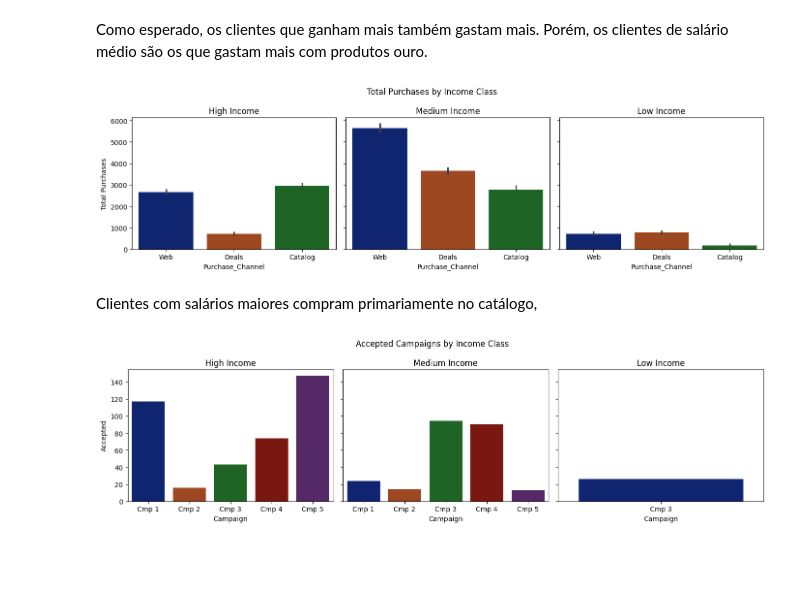
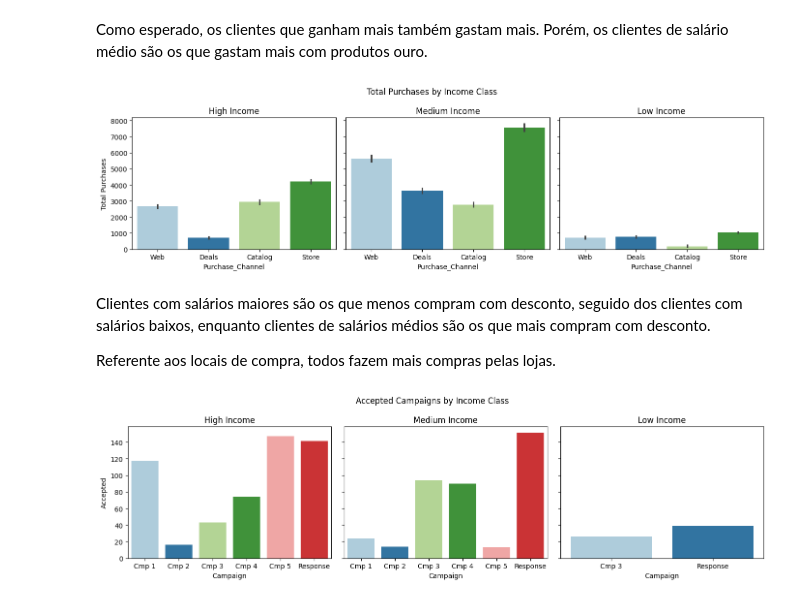
Before and after one commit to victoriaprestes/ifood-data-analyst-case, a Jupyter notebook: iFood_Data_Analyst_Case_An_Exploratory_Analysis.ipynb, the cells around one changed output. Drawn from its saved outputs; the diff is of its cells as text; code cells hidden in the pictures; blank space fills up the shorter version.

```diff
--- a/iFood_Data_Analyst_Case_An_Exploratory_Analysis.ipynb
+++ b/iFood_Data_Analyst_Case_An_Exploratory_Analysis.ipynb
@@ -185,7 +199,8 @@ ifood_df = ifood_df[['ID','Education', 'Marital_Status', 'Income','NumChildren',
        'Recency','Complain', 'Response', 'AcceptedCmp1', 'AcceptedCmp2',
        'AcceptedCmp3', 'AcceptedCmp4', 'AcceptedCmp5',  'NumDealsPurchases',
        'NumWebPurchases', 'NumCatalogPurchases', 'NumStorePurchases', 'NumWebVisitsMonth',
-       'MntRegularProds', 'MntGoldProds','Z_CostContact', 'Z_Revenue']]
+       'MntRegularProds', 'MntGoldProds','Z_CostContact', 'Z_Revenue',
+       'AgeRange', 'IncomeRange', 'TotalAccepted']]
 ifood_df.head(3)
 # %% [output]
 |  | ID | Education | Marital_Status | Income | NumChildren | CustomerAge | CustomerYears | Recency | ... |
@@ -220,10 +254,10 @@ plt.show()
 # %%
-# Variáveis categóricas qualitativas
-
-fig, ax = plt.subplots(1,3, figsize=[14,4])
-for i, col in enumerate(['Education', 'Marital_Status', 'NumChildren']):
-  sns.countplot(data=ifood_df, x=col, ax=ax[i], hue=col)
-plt.suptitle('Distribuição de variáveis qualitativas')
+# Criando gráficos das variáveis categóricas quantitativas
+fig, ax = plt.subplots(1,2, figsize=[13,4])
+for i, col in enumerate(['TotalAccepted', 'NumChildren']):
+  sns.countplot(data=ifood_df, x=col, ax=ax[i], hue=col, stat='percent')
+  ax[i].set_ylabel('Percentual')
+plt.suptitle('Distribuição de variáveis categóricas quantitativas')
 plt.tight_layout()
 plt.show()
 # %% [output]
@@ -230,0 +265,11 @@ plt.show()
+# %%
+# Criando gráficos das variáveis booleanas
+
+fig, ax = plt.subplots(2,4, figsize=[14,6])
+ax = ax.flatten()
+for i, col in enumerate(['AcceptedCmp1', 'AcceptedCmp2', 'AcceptedCmp3', 'AcceptedCmp4', 'AcceptedCmp5', 'Response', 'Complain']):
+  sns.countplot(data=ifood_df, x=col, ax=ax[i], hue=col, stat='percent', legend=False)
+plt.suptitle('Distribuição de variáveis booleanas')
+ax[i].set_ylabel('Percentual')
+plt.tight_layout()
+plt.show()
@@ -285,9 +484,6 @@ ifood_df['high_income'] = ifood_df['Income'] >= 70000
 ifood_df['medium_income'] = (ifood_df['Income'] > 30000) & (ifood_df['Income'] < 70000)
 ifood_df['low_income'] = ifood_df['Income'] <= 30000
 # %%
-# Como pretendo comparar várias métricas com salário, o código vai ficar muito longo e confuso, então pra facilitar a leitura, vou criar algumas funções.
-
-
 def high_income_melt(value_vars, var_name, value_name):
   # Cria uma tabela em que 'high_income' é o ID com tipo de produto e valor como colunas
   melted = pd.melt(ifood_df, id_vars=['high_income'], value_vars=value_vars, var_name=var_name, value_name=value_name)
@@ -305,12 +501,14 @@ def low_income_melt(value_vars, var_name, value_name):
 
 
 def plot_income(x_col, y_col, df_list, hue_col, *args, **kwargs):
-# Cria uma figura com o gráfico de barras de cada intervalo salarial.
+  # Cria uma figura com o gráfico de barras de cada intervalo salarial.
   fig, ax = plt.subplots(1,3, **kwargs, sharey=True)
   titles = ['High Income', 'Medium Income', 'Low Income']
   for i, df in enumerate(df_list):
+    total = df[y_col].sum()
     sns.barplot(x=x_col, y=y_col, data=df, hue=hue_col, ax=ax[i], estimator=sum)
     ax[i].set_title(titles[i])
+
   plt.suptitle(*args)
   plt.tight_layout()
   plt.show()
@@ -331,34 +529,37 @@ plot_income('Product', 'Amount Spent', [high_income_mnt, medium_income_mnt, low_
 # %% [markdown]
 Como esperado, os clientes que ganham mais também gastam mais. Porém, os clientes de salário médio são os que gastam mais com produtos ouro.
 # %%
-# Separando as classes de salário por local de compra
-high_income_purchases = high_income_melt(value_vars=['NumWebPurchases', 'NumDealsPurchases', 'NumCatalogPurchases'], var_name='Purchase_Channel', value_name='Total Purchases')
-medium_income_purchases = medium_income_melt(value_vars=['NumWebPurchases', 'NumDealsPurchases', 'NumCatalogPurchases'], var_name='Purchase_Channel', value_name='Total Purchases')
-low_income_purchases = low_income_melt(value_vars=['NumWebPurchases', 'NumDealsPurchases', 'NumCatalogPurchases'], var_name='Purchase_Channel', value_name='Total Purchases')
+# Separando as classes de salário por canal de compra
+high_income_purchases = high_income_melt(value_vars=['NumWebPurchases', 'NumDealsPurchases', 'NumCatalogPurchases', 'NumStorePurchases'], var_name='Purchase_Channel', value_name='Total Purchases')
+medium_income_purchases = medium_income_melt(value_vars=['NumWebPurchases', 'NumDealsPurchases', 'NumCatalogPurchases', 'NumStorePurchases'], var_name='Purchase_Channel', value_name='Total Purchases')
+low_income_purchases = low_income_melt(value_vars=['NumWebPurchases', 'NumDealsPurchases', 'NumCatalogPurchases', 'NumStorePurchases'], var_name='Purchase_Channel', value_name='Total Purchases')
 #Mudando o nome das variáveis
-high_income_purchases['Purchase_Channel'] = high_income_purchases['Purchase_Channel'].replace({'NumWebPurchases':'Web', 'NumDealsPurchases': 'Deals', 'NumCatalogPurchases':'Catalog'})
-medium_income_purchases['Purchase_Channel'] = medium_income_purchases['Purchase_Channel'].replace({'NumWebPurchases':'Web', 'NumDealsPurchases': 'Deals', 'NumCatalogPurchases':'Catalog'})
-low_income_purchases['Purchase_Channel'] = low_income_purchases['Purchase_Channel'].replace({'NumWebPurchases':'Web', 'NumDealsPurchases': 'Deals', 'NumCatalogPurchases':'Catalog'})
+high_income_purchases['Purchase_Channel'] = high_income_purchases['Purchase_Channel'].replace({'NumWebPurchases':'Web', 'NumDealsPurchases': 'Deals', 'NumCatalogPurchases':'Catalog', 'NumStorePurchases':'Store'})
+medium_income_purchases['Purchase_Channel'] = medium_income_purchases['Purchase_Channel'].replace({'NumWebPurchases':'Web', 'NumDealsPurchases': 'Deals', 'NumCatalogPurchases':'Catalog', 'NumStorePurchases':'Store'})
+low_income_purchases['Purchase_Channel'] = low_income_purchases['Purchase_Channel'].replace({'NumWebPurchases':'Web', 'NumDealsPurchases': 'Deals', 'NumCatalogPurchases':'Catalog', 'NumStorePurchases':'Store'})
 
 plot_income('Purchase_Channel', 'Total Purchases', [high_income_purchases, medium_income_purchases, low_income_purchases], 'Purchase_Channel', 'Total Purchases by Income Class', figsize=(14,4))
 # %% [output]
-[figure, old version]
+[figure, new version]
-# %% [markdown]
-Clientes com salários maiores compram primariamente no catálogo,
+# %% [markdown]
+Clientes com salários maiores são os que menos compram com desconto, seguido dos clientes com salários baixos, enquanto clientes de salários médios são os que mais compram com desconto.
+
+Referente aos locais de compra, todos fazem mais compras pelas lojas.
 # %%
 # Separando as classes de salário por aceitação de campanhas
-high_income_acceptance = high_income_melt(value_vars=['AcceptedCmp1', 'AcceptedCmp2', 'AcceptedCmp3', 'AcceptedCmp4', 'AcceptedCmp5'], var_name='Campaign', value_name='Accepted')
-medium_income_acceptance = medium_income_melt(value_vars=['AcceptedCmp1', 'AcceptedCmp2', 'AcceptedCmp3', 'AcceptedCmp4', 'AcceptedCmp5'], var_name='Campaign', value_name='Accepted')
-low_income_acceptance = low_income_melt(value_vars=['AcceptedCmp1', 'AcceptedCmp2', 'AcceptedCmp3', 'AcceptedCmp4', 'AcceptedCmp5'], var_name='Campaign', value_name='Accepted')
+high_income_acceptance = high_income_melt(value_vars=['AcceptedCmp1', 'AcceptedCmp2', 'AcceptedCmp3', 'AcceptedCmp4', 'AcceptedCmp5', 'Response'], var_name='Campaign', value_name='Accepted')
+medium_income_acceptance = medium_income_melt(value_vars=['AcceptedCmp1', 'AcceptedCmp2', 'AcceptedCmp3', 'AcceptedCmp4', 'AcceptedCmp5', 'Response'], var_name='Campaign', value_name='Accepted')
+low_income_acceptance = low_income_melt(value_vars=['AcceptedCmp1', 'AcceptedCmp2', 'AcceptedCmp3', 'AcceptedCmp4', 'AcceptedCmp5', 'Response'], var_name='Campaign', value_name='Accepted')
 #Mudando o nome das variáveis
 high_income_acceptance['Campaign'] = high_income_acceptance['Campaign'].replace({'AcceptedCmp1': 'Cmp 1', 'AcceptedCmp2': 'Cmp 2', 'AcceptedCmp3': 'Cmp 3', 'AcceptedCmp4': 'Cmp 4', 'AcceptedCmp5': 'Cmp 5'})
 medium_income_acceptance['Campaign'] = medium_income_acceptance['Campaign'].replace({'AcceptedCmp1': 'Cmp 1', 'AcceptedCmp2': 'Cmp 2', 'AcceptedCmp3': 'Cmp 3', 'AcceptedCmp4': 'Cmp 4', 'AcceptedCmp5': 'Cmp 5'})
 low_income_acceptance['Campaign'] = low_income_acceptance['Campaign'].replace({'AcceptedCmp1': 'Cmp 1', 'AcceptedCmp2': 'Cmp 2', 'AcceptedCmp3': 'Cmp 3', 'AcceptedCmp4': 'Cmp 4', 'AcceptedCmp5': 'Cmp 5'})
+
 # Filtrando somente as campanhas aceitas
 high_income_acceptance = high_income_acceptance[high_income_acceptance['Accepted'] == True]
 medium_income_acceptance = medium_income_acceptance[medium_income_acceptance['Accepted'] == True]
 low_income_acceptance = low_income_acceptance[low_income_acceptance['Accepted'] == True]
 
 plot_income('Campaign', 'Accepted', [high_income_acceptance, medium_income_acceptance, low_income_acceptance], 'Campaign', 'Accepted Campaigns by Income Class', figsize=(14,4))
 # %% [output]
-[figure, old version]
+[figure, new version]
```
Also changed, not shown: parts of 42 cells of this notebook.
